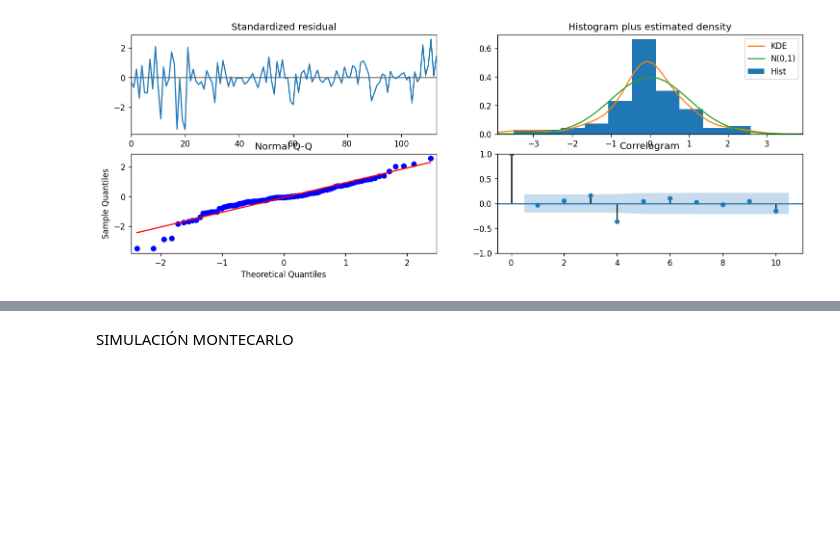
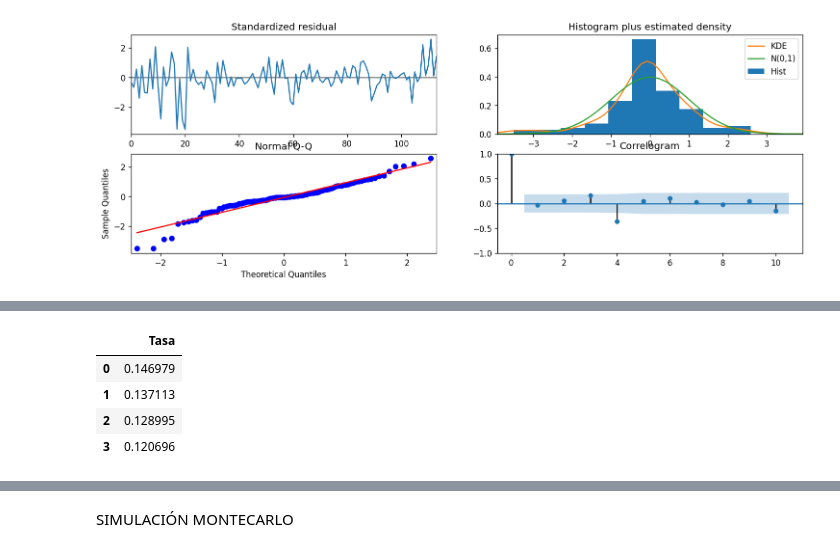
Before and after one commit to LauraCorredor7/Finanzas-Computacionales, a Jupyter notebook: Taller_Final.ipynb, the cells around one changed output, grey strips where cells are left out. Drawn from its saved outputs; the diff is of its cells as text; code cells hidden in the pictures; blank space fills up the shorter version.

```diff
--- a/Taller_Final.ipynb
+++ b/Taller_Final.ipynb
@@ -269,0 +316,14 @@ Notes:
+# %%
+Rl1=b0+b1*( 0.101565-0.03)+b2*(0.08100-0.032)
+Rl2=b0+b1*(0.090724-0.03)+b2*(0.0802-0.032)
+Rl3=b0+b1*( 0.080845-0.03)+b2*(0.0805-0.032)
+Rl4=b0+b1*( 0.072153-0.03)+b2*(0.0794-0.032)
+# %%
+Tabla=pd.DataFrame([Rl1,Rl2,Rl3,Rl4],columns=["Tasa"])
+Tabla
+# %% [output]
+|  | Tasa |
+| 0 | 0.146979 |
+| 1 | 0.137113 |
+| 2 | 0.128995 |
+| 3 | 0.120696 |
```
Also changed, not shown: parts of 32 cells of this notebook.
